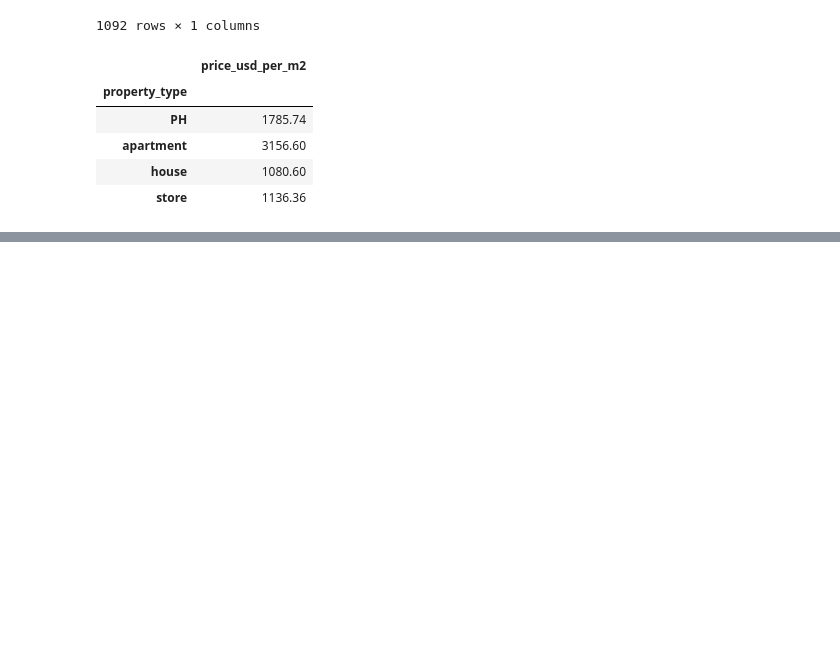
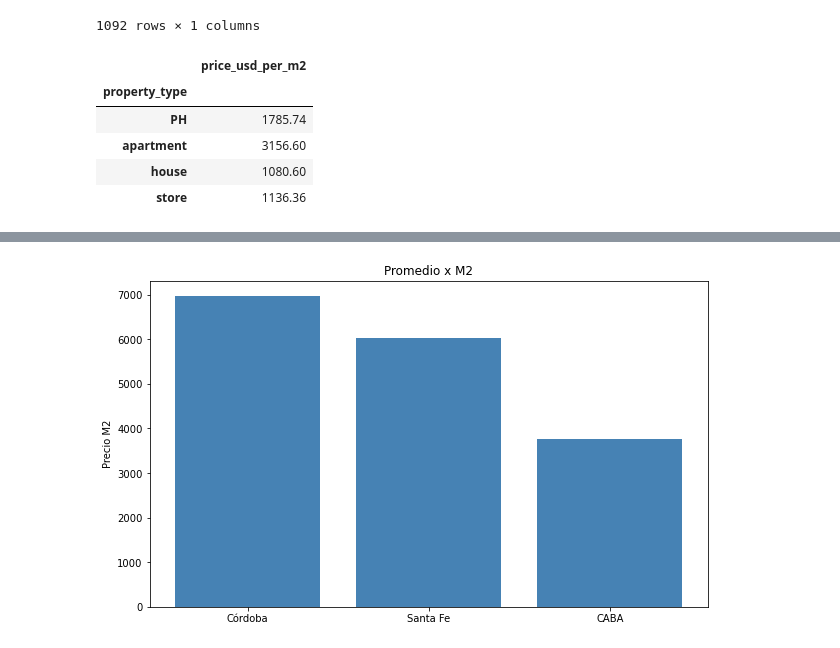
Before and after one commit to FernandoCastroSaia/DH, a Jupyter notebook: TPMerge3.ipynb, the cells around one changed output, grey strips where cells are left out. Drawn from its saved outputs; the diff is of its cells as text; code cells hidden in the pictures; blank space fills up the shorter version.

```diff
--- a/TPMerge3.ipynb
+++ b/TPMerge3.ipynb
@@ -797,0 +838,14 @@ abastoprices
+# %%
+#Promedio M2 por top 3 provincias
+provsmeans=(meancor,meansantafe,meanbuenosaires)
+titulos2= ('Córdoba','Santa Fe', 'CABA')
+width = 0.50 # ancho de las barras
+
+fig = plt.figure(figsize=(10,6)); ax = plt.axes()
+
+ax.bar(titulos2, provsmeans, color='steelblue') # barra roja.
+
+ax.set_ylabel('Precio M2'); ax.set_title('Promedio x M2')
+plt.show()
+# %% [output]
+[figure, added]
```
Also changed, not shown: parts of 60 cells of this notebook.
